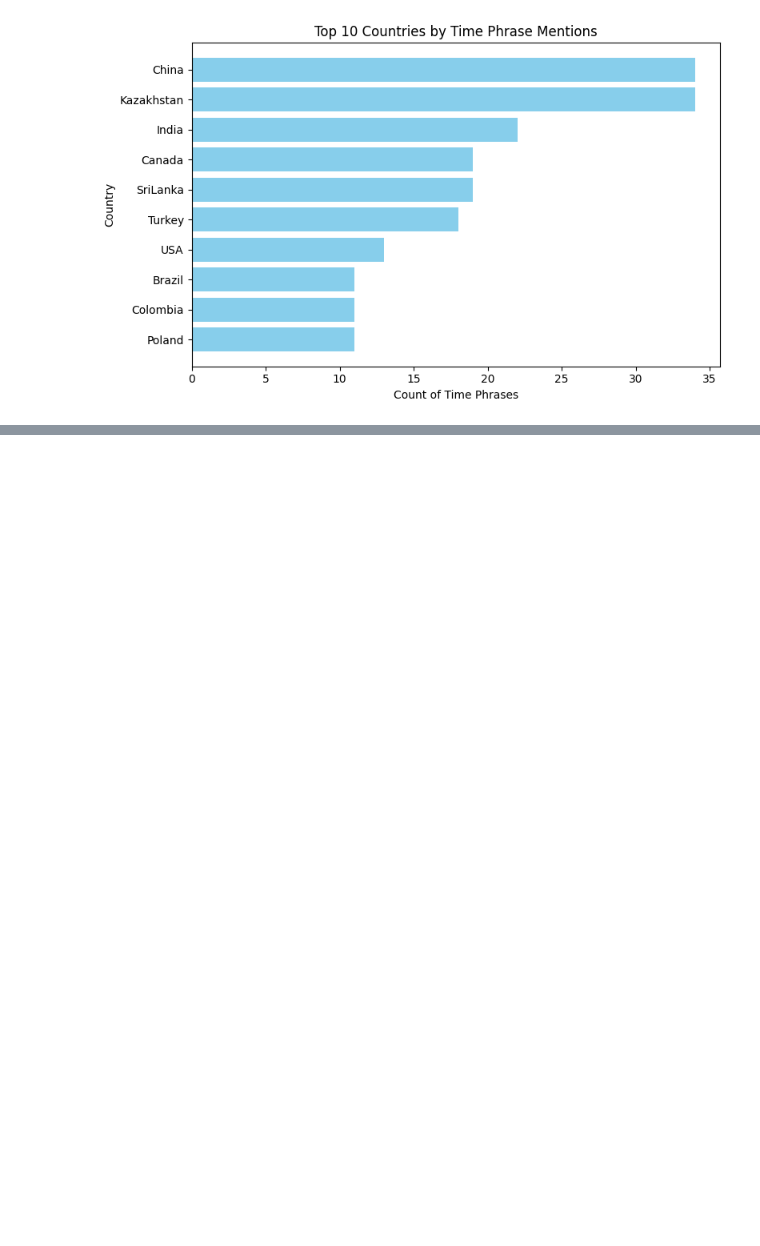
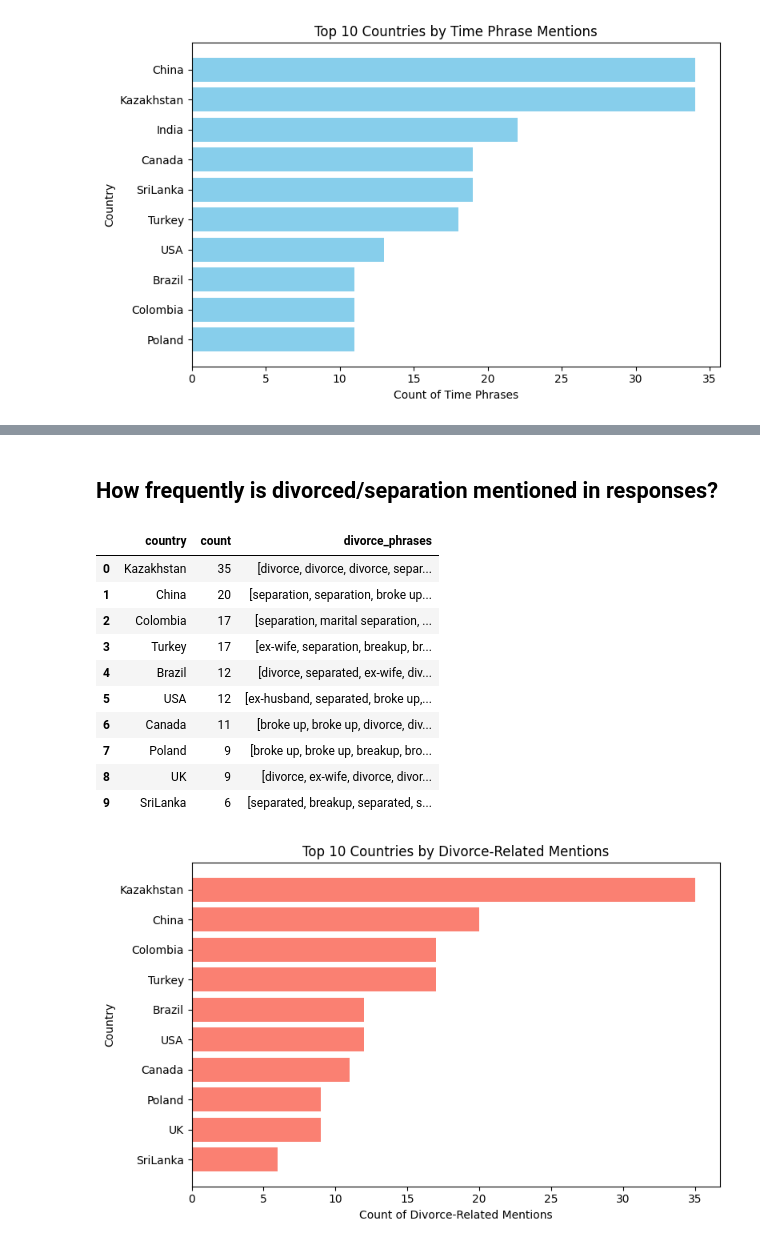
Before and after one commit to vvader24/WJC, a Jupyter notebook: Vinita/Study1_final.ipynb, the cells around one changed output, grey strips where cells are left out. Drawn from its saved outputs; the diff is of its cells as text; code cells hidden in the pictures; blank space fills up the shorter version.

```diff
--- a/Vinita/Study1_final.ipynb
+++ b/Vinita/Study1_final.ipynb
@@ -1038,0 +1106,65 @@ plt.show()
+# %% [markdown]
+## How frequently is divorced/separation mentioned in responses?
+# %%
+import re
+import numpy as np
+
+# --- Extract divorce-related phrases from Open_Q1_Q7_clean ---
+
+# Define patterns for divorce and related words/phrases
+divorce_patterns = [
+    r'\bdivorce\b', r'\bdivorced\b', r'\bdivorcing\b', r'\bseparation\b', r'\bseparated\b',
+    r'\bseparating\b', r'\bmarital separation\b', r'\bmarriage ended\b', r'\bmarriage break\b',
+    r'\bmarriage breakdown\b', r'\bmarriage dissolution\b', r'\bspouse left\b', r'\bspousal separation\b',
+    r'\bex-husband\b', r'\bex-wife\b', r'\bex spouse\b', r'\bex-partner\b', r'\bleft my spouse\b',
+    r'\bleft my husband\b', r'\bleft my wife\b', r'\bbroke up\b', r'\bbreakup\b'
+]
+divorce_regex = re.compile('|'.join(divorce_patterns), re.IGNORECASE)
+
+# Extract divorce-related phrases into a new column
+divorce_phrases_df = merged_df.copy()
+divorce_phrases_df["divorce_phrases"] = (
+    divorce_phrases_df["Open_Q1_Q7_clean"]
+    .apply(lambda x: divorce_regex.findall(str(x)) if pd.notna(x) else [])
+    .apply(lambda lst: lst if lst else np.nan)
+)
+
+# Group by country: count and collect phrases, dropping NA/nan phrases
+country_divorce_counts = (
+    divorce_phrases_df.dropna(subset=["divorce_phrases"])
+    .groupby("country")
+    .agg(
+        count=("divorce_phrases", "count"),
+        divorce_phrases=("divorce_phrases", lambda x: sum(x, []))  # flatten lists
+    )
+    .sort_values("count", ascending=False)
+    .head(10)
+    .reset_index()
+)
+
+display(country_divorce_counts)
+
+# Plot: Country on y-axis, count on x-axis (horizontal bar plot)
+import matplotlib.pyplot as plt
+
+plt.figure(figsize=(8, 5))
+plt.barh(country_divorce_counts["country"], country_divorce_counts["count"], color="salmon")
+plt.xlabel("Count of Divorce-Related Mentions")
+plt.ylabel("Country")
+plt.title("Top 10 Countries by Divorce-Related Mentions")
+plt.gca().invert_yaxis()
+plt.tight_layout()
+plt.show()
+# %% [output]
+|  | country | count | divorce_phrases |
+| 0 | Kazakhstan | 35 | [divorce, divorce, divorce, separ... |
+| 1 | China | 20 | [separation, separation, broke up... |
+| 2 | Colombia | 17 | [separation, marital separation, ... |
+| 3 | Turkey | 17 | [ex-wife, separation, breakup, br... |
+| 4 | Brazil | 12 | [divorce, separated, ex-wife, div... |
+| 5 | USA | 12 | [ex-husband, separated, broke up,... |
+| 6 | Canada | 11 | [broke up, broke up, divorce, div... |
+| 7 | Poland | 9 | [broke up, broke up, breakup, bro... |
+| 8 | UK | 9 | [divorce, ex-wife, divorce, divor... |
+| 9 | SriLanka | 6 | [separated, breakup, separated, s... |
+[figure, added]
```
Also changed, not shown: parts of 11 cells of this notebook.
